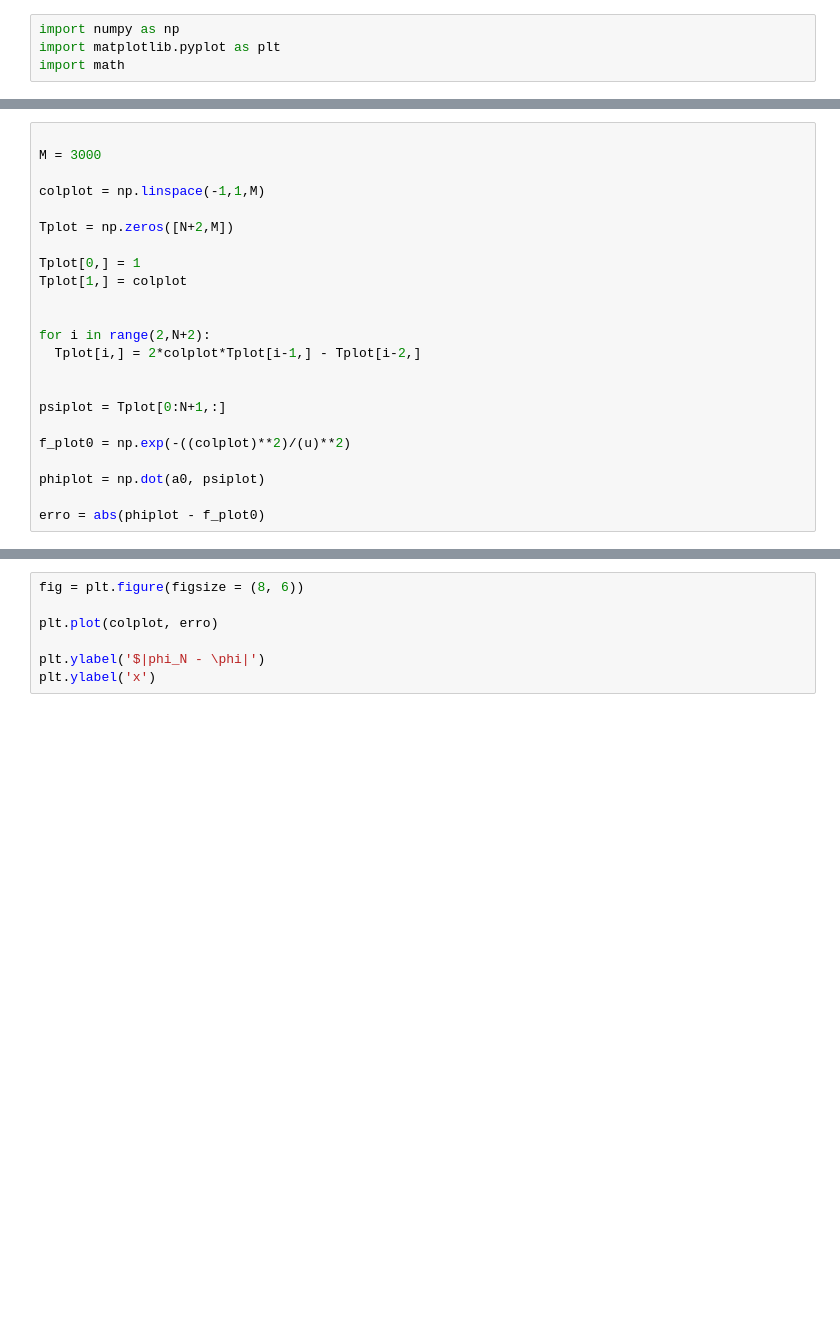
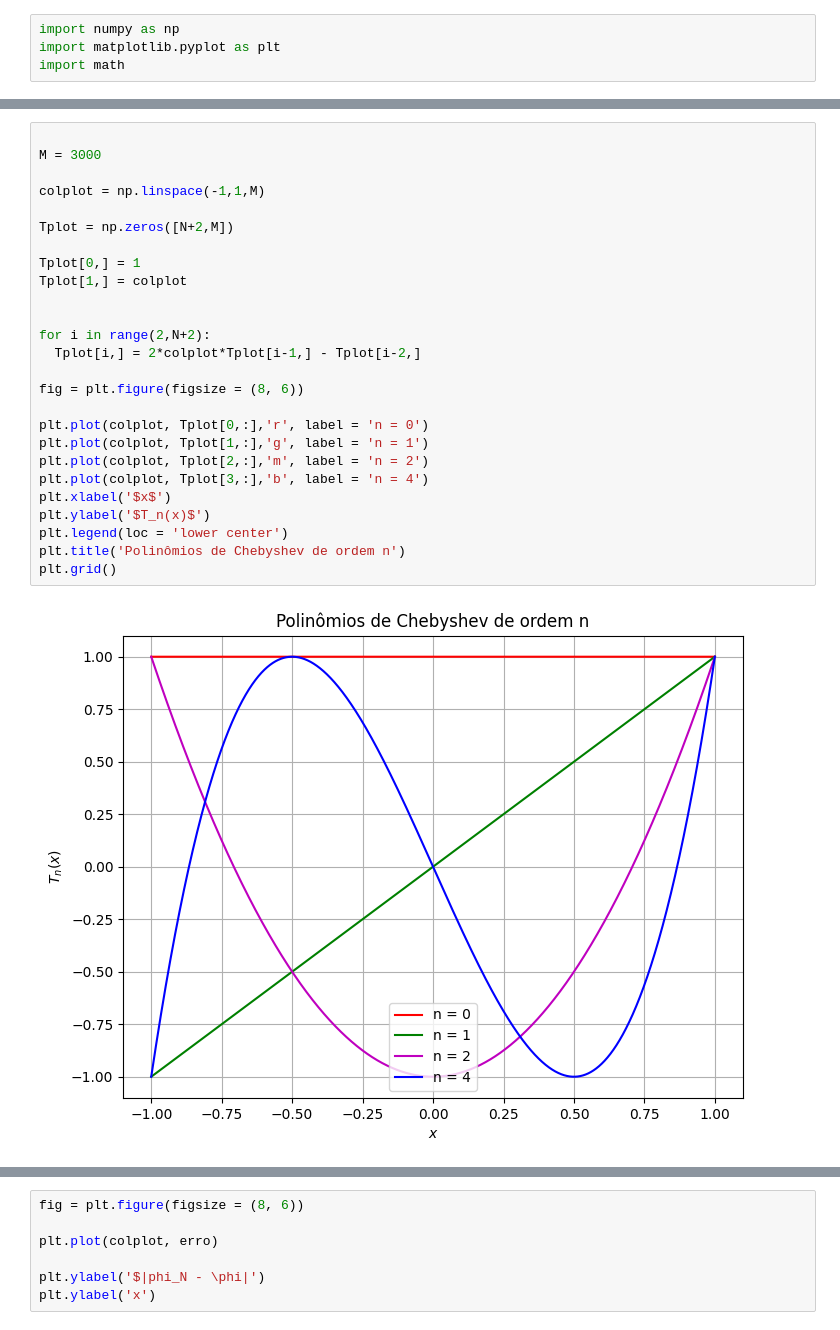
Before and after one commit to phmouras/Minicurso_Calculo_Numerico, a Jupyter notebook: aula4.ipynb, the cells around one changed output, grey strips where cells are left out. Saved outputs shown, nothing was run; the diff lists cells and outputs as text; blank space fills up the shorter version.

```diff
--- a/aula4.ipynb
+++ b/aula4.ipynb
@@ -55,23 +31,28 @@ phi = np.dot(a0, psi)      # exact solution in t=0
 # %%
 
 M = 3000
 
 colplot = np.linspace(-1,1,M)
 
 Tplot = np.zeros([N+2,M])
 
 Tplot[0,] = 1
 Tplot[1,] = colplot
 
 
 for i in range(2,N+2):
   Tplot[i,] = 2*colplot*Tplot[i-1,] - Tplot[i-2,]
 
+fig = plt.figure(figsize = (8, 6))
 
-psiplot = Tplot[0:N+1,:]
-
-f_plot0 = np.exp(-((colplot)**2)/(u)**2)
-
-phiplot = np.dot(a0, psiplot)
-
-erro = abs(phiplot - f_plot0)
+plt.plot(colplot, Tplot[0,:],'r', label = 'n = 0')
+plt.plot(colplot, Tplot[1,:],'g', label = 'n = 1')
+plt.plot(colplot, Tplot[2,:],'m', label = 'n = 2')
+plt.plot(colplot, Tplot[3,:],'b', label = 'n = 4')
+plt.xlabel('$x$')
+plt.ylabel('$T_n(x)$')
+plt.legend(loc = 'lower center')
+plt.title('Polinômios de Chebyshev de ordem n')
+plt.grid()
+# %% [output]
+[figure, added]
```
Also changed, not shown: parts of 3 cells of this notebook.
